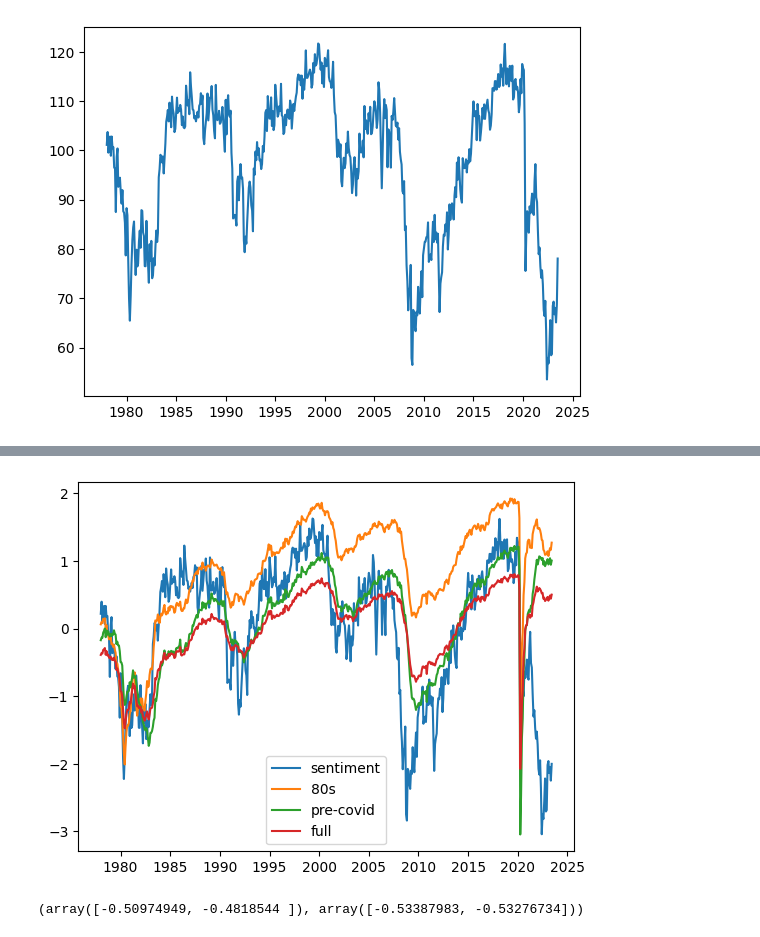
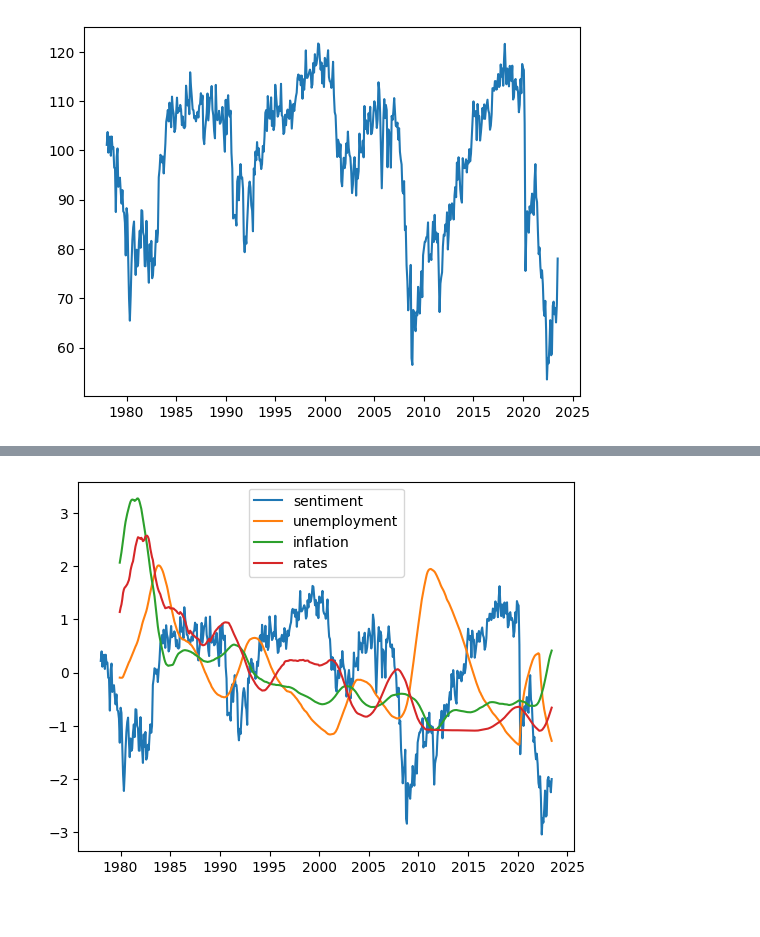
Before and after one commit to nwbvt/economic_perception, a Jupyter notebook: EconomySentiment.ipynb, the cells around one changed output, grey strips where cells are left out. Saved outputs shown, nothing was run; the diff lists cells and outputs as text; code cells hidden in the pictures.

Commit message:
Some additional models

```diff
--- a/EconomySentiment.ipynb
+++ b/EconomySentiment.ipynb
@@ -36,14 +36,19 @@ unemployment = unemployment.set_index('DATE')
 inflation = pd.read_csv("inflation.csv")
 inflation['DATE'] = pd.to_datetime(inflation.DATE)
 inflation = inflation.set_index('DATE')
+interest_rates = pd.read_csv("interest_rates.csv")
+interest_rates['DATE'] = pd.to_datetime(interest_rates['DATE'])
+interest_rates = interest_rates.set_index('DATE')
 # %%
 data = pd.DataFrame(data={"sentiment": sentiment_by_month,
                           "inflation": inflation.CORESTICKM159SFRBATL,
-                          "unemployment": unemployment.UNRATE}).dropna()
+                          "unemployment": unemployment.UNRATE,
+                          "rates": interest_rates.DFF}).dropna()
 # %%
 data['sentiment'] = (data.sentiment - data.sentiment.mean())/data.sentiment.std()
 data['unemployment'] = (data.unemployment - data.unemployment.mean())/data.unemployment.std()
 data['inflation'] = (data.inflation - data.inflation.mean())/data.inflation.std()
+data['rates'] = (data.rates - data.rates.mean())/data.rates.std()
 # %%
 plt.plot(data.sentiment)
 plt.plot(data.unemployment)
@@ -62,9 +112,9 @@ model_full = LinearRegression().fit(data[['inflation', 'unemployment']], data.se
 # %%
 plt.plot(data.sentiment)
-plt.plot(data.index, model_80s.predict(data[['inflation', 'unemployment']]))
-plt.plot(data.index, model_precovid.predict(data[['inflation', 'unemployment']]))
-plt.plot(data.index, model_full.predict(data[['inflation', 'unemployment']]))
-plt.legend(['sentiment', '80s', 'pre-covid', 'full'])
+plt.plot(data.unemployment.rolling(24).mean())
+plt.plot(data.inflation.rolling(24).mean())
+plt.plot(data.rates.rolling(24).mean())
+plt.legend(['sentiment', 'unemployment', 'inflation', 'rates'])
 plt.show()
 # %% [output]
-[figure, old version]
+[figure, new version]
@@ -75,4 +120,0 @@ model_full_r = Ridge(10).fit(data[['inflation', 'unemployment']], data.sentiment
-# %%
-model_80s_r.coef_, model_80s.coef_
-# %% [output]
-(array([-0.50974949, -0.4818544 ]), array([-0.53387983, -0.53276734]))
```
Also changed, not shown: parts of 15 cells of this notebook, 1 other file.
